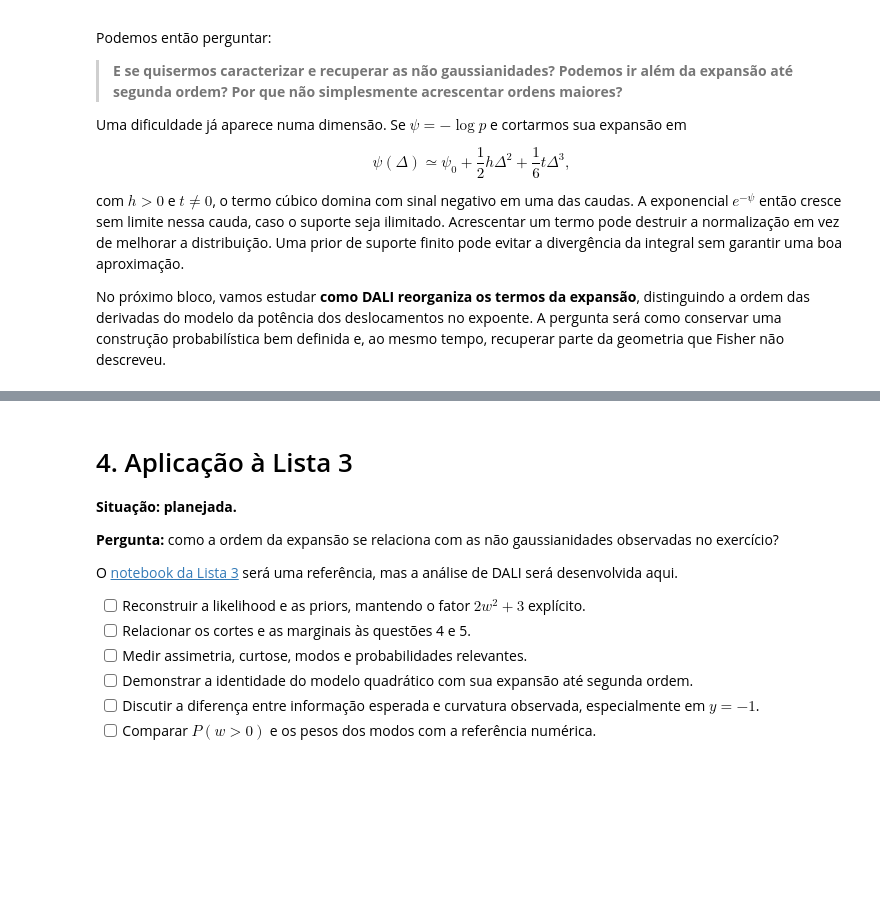
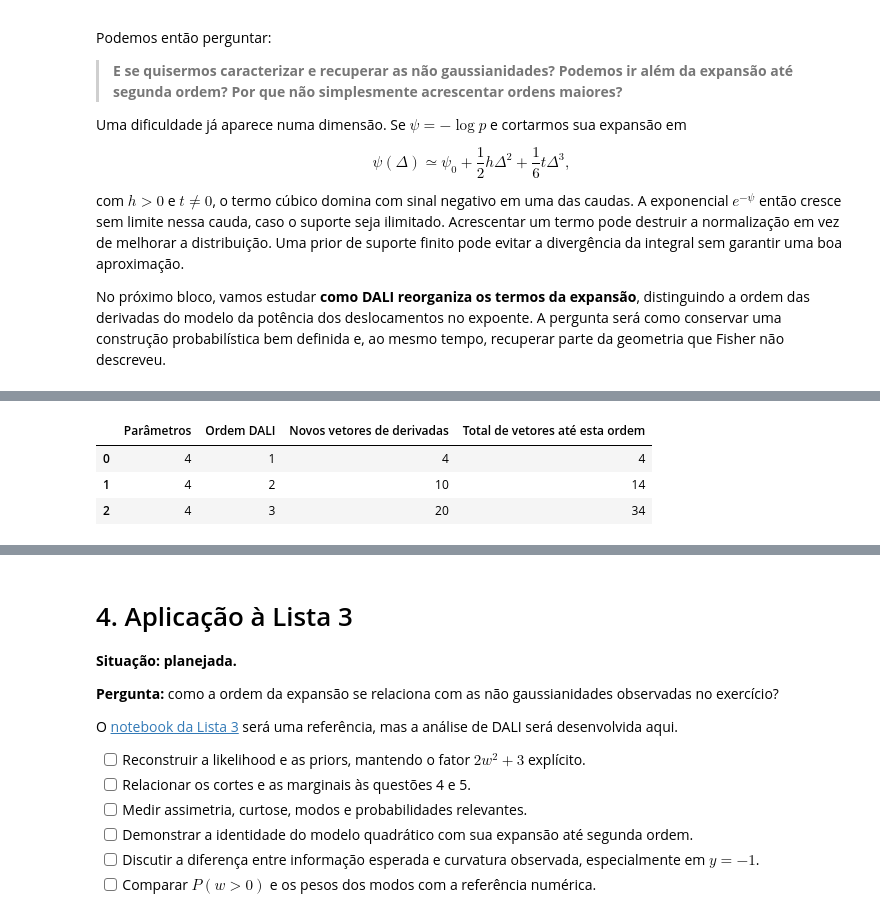
Before and after one commit to IgorStellet/Analise_Bayesiana, a Jupyter notebook: projeto/projeto_dali.ipynb, the cells around one changed output, grey strips where cells are left out. Cells and saved outputs as stored; diff of their text form; code cells hidden in the pictures; blank space fills up the shorter version.

```diff
--- a/projeto/projeto_dali.ipynb
+++ b/projeto/projeto_dali.ipynb
@@ -1065,0 +1623,16 @@ A forma de quadrado e as condições de normalização serão discutidas antes d
+# %%
+p_contagem = 4  # Escolha a quantidade de parâmetros para explorar o custo das derivadas.
+linhas_custo = []  # Reúne as contagens cumulativas das três ordens.
+total_direcoes = 0  # Começa sem nenhum vetor de derivadas preparado.
+for ordem in (1, 2, 3):  # Percorre singleto, dubleto e tripleto.
+    novas_direcoes = comb(p_contagem+ordem-1, ordem)  # Conta derivadas mistas distintas dessa ordem.
+    total_direcoes += novas_direcoes  # Soma as derivadas necessárias das ordens anteriores.
+    linhas_custo.append({"Parâmetros": p_contagem, "Ordem DALI": ordem,
+                         "Novos vetores de derivadas": novas_direcoes,
+                         "Total de vetores até esta ordem": total_direcoes})
+mostrar_tabela_b2("03_contagem_derivadas", pd.DataFrame(linhas_custo))  # Mostra como o preparo cresce com p.
+# %% [output]
+|  | Parâmetros | Ordem DALI | Novos vetores de derivadas | Total de vetores até esta ordem |
+| 0 | 4 | 1 | 4 | 4 |
+| 1 | 4 | 2 | 10 | 14 |
+| 2 | 4 | 3 | 20 | 34 |
```
Also changed, not shown: parts of 36 cells of this notebook, 10 other files.
